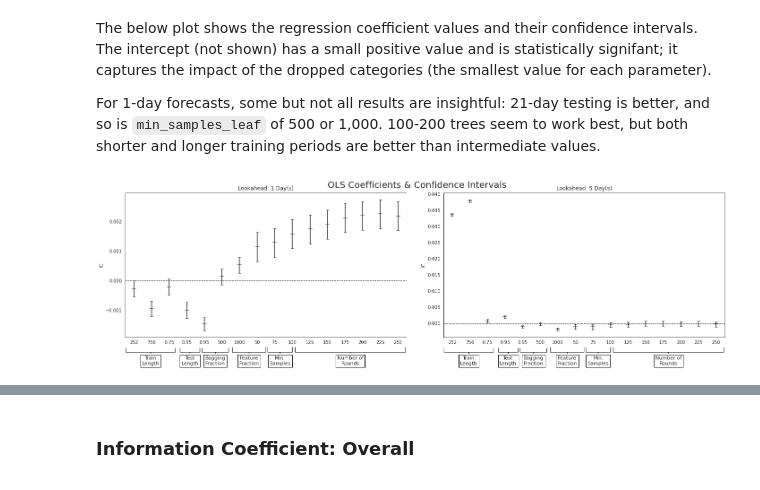
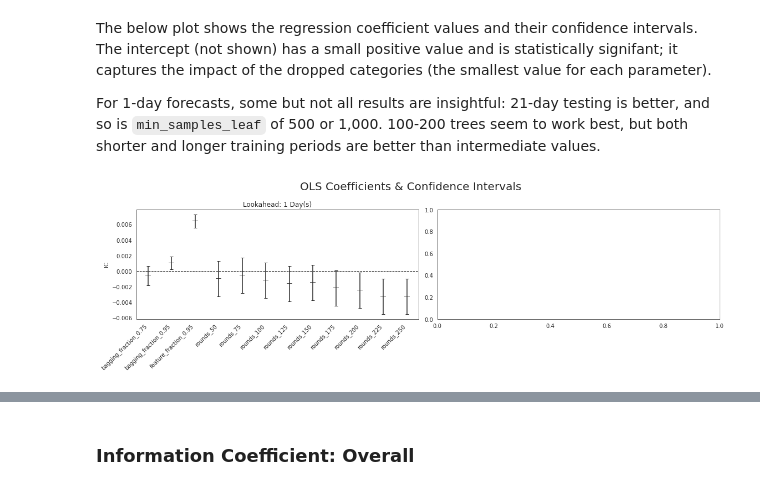
Before and after one commit to lbk209/random_forests, a Jupyter notebook: 02_random_forest_return_signals.ipynb, the cells around one changed output, grey strips where cells are left out. Cells and saved outputs as stored; diff of their text form; code cells hidden in the pictures.

```diff
--- a/02_random_forest_return_signals.ipynb
+++ b/02_random_forest_return_signals.ipynb
@@ -700,6 +618,0 @@ time: 20.5 ms (started: 2021-04-24 15:26:35 +00:00)
-# %%
-import pickle
-fname = f'tuning_stooq_jp_rf_{lookaheads[0]}'
-fname_pickle = fname + '.pickle'
-with open(path_result / fname_pickle, 'wb') as handle: # save to data dir
-    pickle.dump(lgb_result, handle)
@@ -726,13 +627,13 @@ time: 1.92 s (started: 2021-04-25 00:08:52 +00:00)
 # %%
-# concat result
+# concat cv result
 from os import listdir
 from os.path import isfile, join
-pfiles = [f for f in listdir(path_result) if isfile(join(path_result, f))]
-pfiles = [f for f in pfiles if f.endswith('pickle')]
+files = [f for f in listdir(path_result) if isfile(join(path_result, f))]
+files = [f for f in files if f.endswith('pickle')]
 
 import pickle
 lgb_result = {}
-for fname_pickle in pfiles:
+for fname_pickle in files:
     with open(path_result / fname_pickle, 'rb') as handle:
         lgb_result.update(pickle.load(handle))
 # %% [output]
@@ -740,4 +641,6 @@ time: 94.7 ms (started: 2021-04-27 06:29:53 +00:00)
 # %%
-#lookaheads = [1, 5, 10, 21]
-lookaheads = [1, 5, 10]
+try:
+    lookaheads
+except NameError:
+    lookaheads = [1, 5, 10, 21]
 # %% [output]
@@ -869,7 +755,8 @@ time: 2.03 s (started: 2021-04-27 06:37:03 +00:00)
 To get a better idea of how the various CV parameters impact the forecast quality, we can run a linear regression with the daily IC as outcome and the one-hot encoded hyperparameters as inputs:
 # %%
 lin_reg = {}
-for t in [1, 5]:
+#for t in [1, 5]:
+for t in [1]:
     df_ = daily_ic_avg[(daily_ic_avg.t==t)&(daily_ic_avg.rounds<=250)].dropna()
     y, X = df_.ic, df_.drop(['ic', 't'], axis=1)
     X = sm.add_constant(pd.get_dummies(X, columns=X.columns, drop_first=True))
@@ -880,4 +767,4 @@ for t in [1, 5]:
         columns=lambda x: x.strip())
     coefs.columns = ['variable', 'coef', 'std_err',
                      't', 'p_value', 'ci_low', 'ci_high']
-    coefs.to_csv(results_path / f'lr_result_{t:02}.csv', index=False)
+    coefs.to_csv(path_result / f'lr_result_{t:02}.csv', index=False)
@@ -949,13 +796,15 @@ The below plot shows the regression coefficient values and their confidence inte
 For 1-day forecasts, some but not all results are insightful: 21-day testing is better, and so is `min_samples_leaf` of 500 or 1,000. 100-200 trees seem to work best, but both shorter and longer training periods are better than intermediate values.
 # %%
 with sns.axes_style('white'):
-    fig, axes = plt.subplots(nrows=1, ncols=2, figsize=(20, 6))
+    fig, axes = plt.subplots(nrows=1, ncols=2, figsize=(16, 5))
     axes = axes.flatten()
-    for i, t in enumerate([1, 5]):
+    #for i, t in enumerate([1, 5]):
+    for i, t in enumerate([1]): # test
         visualize_lr_result(lin_reg[t], axes[i])
         axes[i].set_title(f'Lookahead: {t} Day(s)')
+        axes[i].set_xticklabels(axes[i].get_xticklabels(), rotation = 45, ha="right")
     fig.suptitle('OLS Coefficients & Confidence Intervals', fontsize=20)
     fig.tight_layout()
-    fig.subplots_adjust(top=.92)
+    fig.subplots_adjust(top=.84)
 # %% [output]
-[figure, old version]
+[figure, new version]
```
Also changed, not shown: parts of 74 cells of this notebook, 7 other files.
